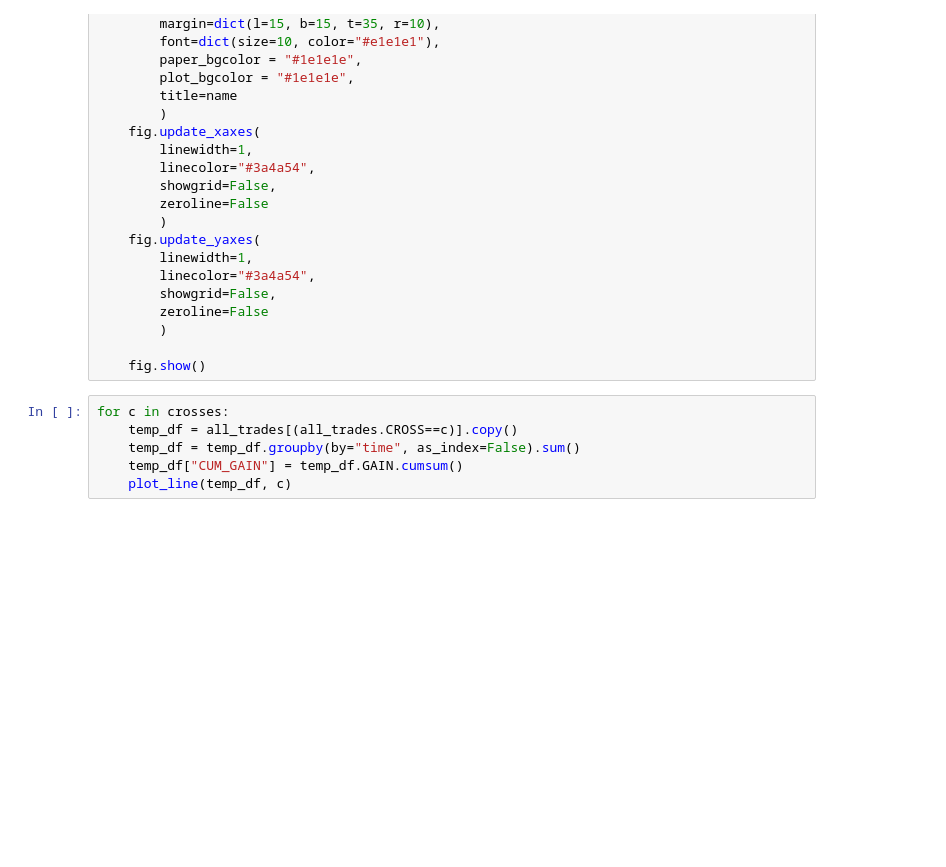
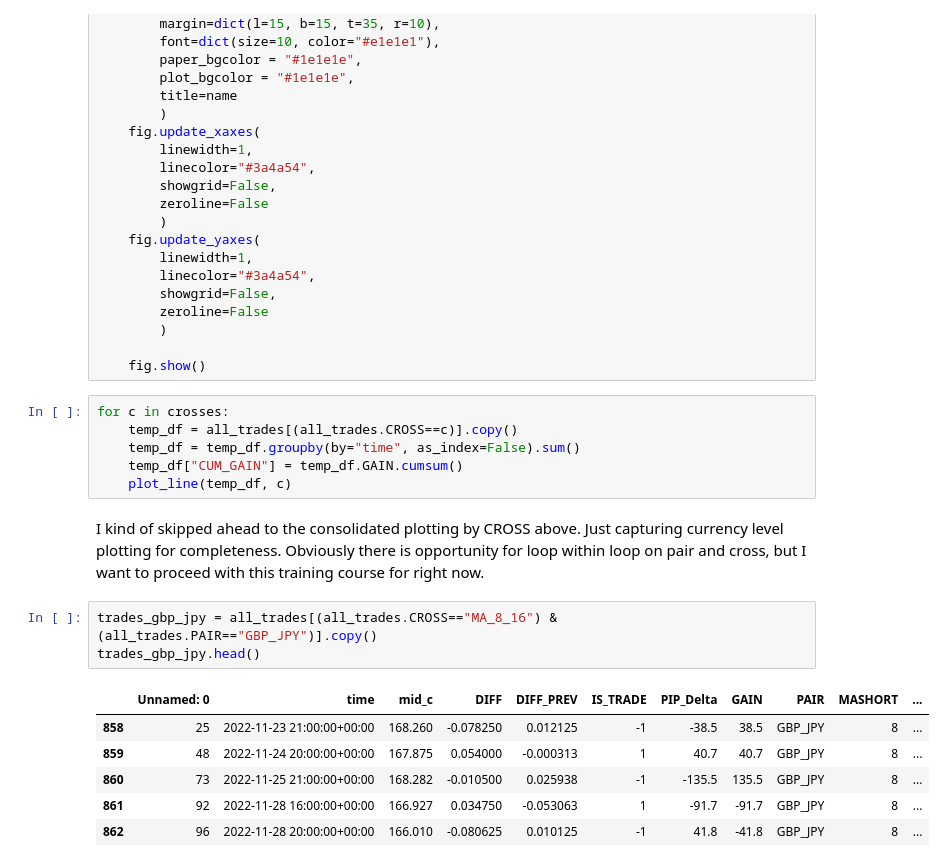
Before and after one commit to jjjjltd/OANDA-Bluefever, a Jupyter notebook: ma_sim_explore.ipynb, the cells around one changed output. Cells and saved outputs as stored; diff of their text form; blank space fills up the shorter version.

Commit message:
I skipped a bit on currency plotting, adding this back in.

```diff
--- a/ma_sim_explore.ipynb
+++ b/ma_sim_explore.ipynb
@@ -188,3 +188,15 @@ for c in crosses:
     temp_df = temp_df.groupby(by="time", as_index=False).sum()
     temp_df["CUM_GAIN"] = temp_df.GAIN.cumsum()
     plot_line(temp_df, c)
+# %% [markdown]
+I kind of skipped ahead to the consolidated plotting by CROSS above.  Just capturing currency level plotting for completeness.  Obviously there is opportunity for loop within loop on pair and cross, but I want to proceed with this training course for right now.
+# %%
+trades_gbp_jpy = all_trades[(all_trades.CROSS=="MA_8_16") & (all_trades.PAIR=="GBP_JPY")].copy()
+trades_gbp_jpy.head()
+# %% [output]
+|  | Unnamed: 0 | time | mid_c | DIFF | DIFF_PREV | IS_TRADE | PIP_Delta | GAIN | PAIR | MASHORT | ... |
+| 858 | 25 | 2022-11-23 21:00:00+00:00 | 168.260 | -0.078250 | 0.012125 | -1 | -38.5 | 38.5 | GBP_JPY | 8 | ... |
+| 859 | 48 | 2022-11-24 20:00:00+00:00 | 167.875 | 0.054000 | -0.000313 | 1 | 40.7 | 40.7 | GBP_JPY | 8 | ... |
+| 860 | 73 | 2022-11-25 21:00:00+00:00 | 168.282 | -0.010500 | 0.025938 | -1 | -135.5 | 135.5 | GBP_JPY | 8 | ... |
+| 861 | 92 | 2022-11-28 16:00:00+00:00 | 166.927 | 0.034750 | -0.053063 | 1 | -91.7 | -91.7 | GBP_JPY | 8 | ... |
+| 862 | 96 | 2022-11-28 20:00:00+00:00 | 166.010 | -0.080625 | 0.010125 | -1 | 41.8 | -41.8 | GBP_JPY | 8 | ... |
```
Also changed, not shown: parts of 2 cells of this notebook.
